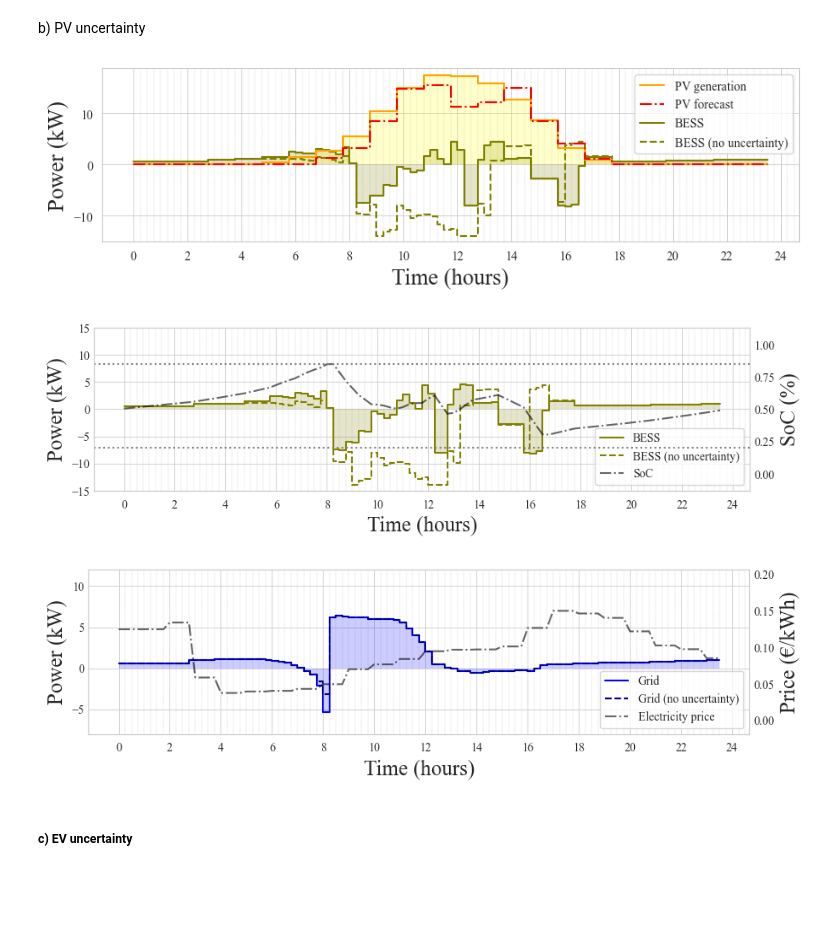
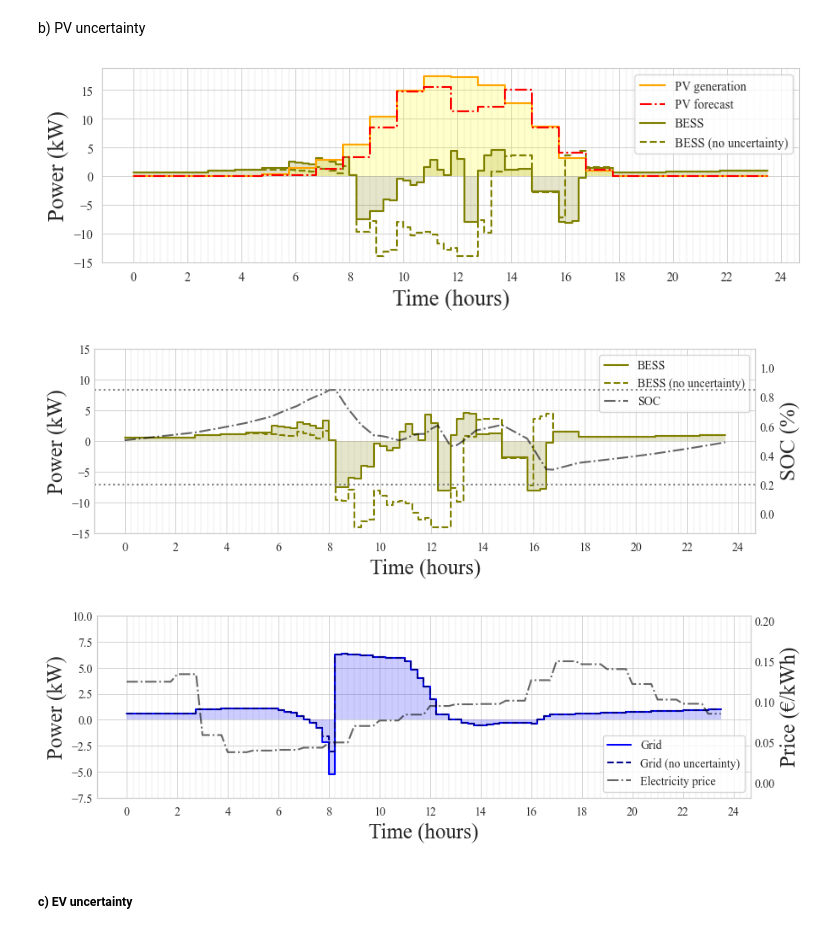
Before and after one commit to ES-Lab/ES-MDN-MPC, a Jupyter notebook: MDN_MPC_res.ipynb, the cells around one changed output. Cells and saved outputs as stored; diff of their text form; code cells hidden in the pictures; blank space fills up the shorter version.

```diff
--- a/MDN_MPC_res.ipynb
+++ b/MDN_MPC_res.ipynb
@@ -1083,7 +1083,8 @@ sns.set_style('whitegrid')
 plt.rcParams['font.family'] = 'Times New Roman'
 
 # Create figure and first set of axes
-fig, ax1 = plt.subplots(figsize=(10, 2.5))
+fig, ax1 = plt.subplots(figsize=(10, 2.8))
+time_steps = np.arange(len(results['p_grid']))/4
 
 # Plot for ax1 (Battery Power)
 ax1.fill_between(time_steps, -results['p_storage'], label='BESS', color='olive', alpha=0.2, edgecolor='None', step="pre")
@@ -1091,35 +1092,35 @@ line1, = ax1.plot(time_steps, -results['p_storage'], color='olive', linewidth=1.
 line1b, = ax1.plot(time_steps, -results['p_storage_ideal'], '--', color='olive', linewidth=1.5, drawstyle='steps', label='BESS (no uncertainty)')
 
 ax1.set_xlabel('Time (hours)', size=18)
 ax1.set_ylabel('Power (kW)', size=18)
 ax1.set_ylim([-15, 18.8])
 ax1.grid(True, which='minor', linestyle='--', linewidth=0.3)
 ax1.grid(True, which='major', linestyle='-', linewidth=0.6)
 
 # Set x-axis ticks
 minor_hours = np.arange(0, 25, 0.25)
 major_hours = np.arange(0, 25, 2)
 plt.xticks(minor_hours, minor=True)
 plt.xticks(major_hours, minor=False)
 
 
 # Plot for ax2 (Storage SoC)
 ax1.fill_between(time_steps, expanded_pv[1:1+len(time_steps)]/1000, label='PV panel', color='yellow', alpha=0.2, edgecolor='None', step="pre")
 line2, = ax1.plot(time_steps, expanded_pv[1:1+len(time_steps)]/1000, color='orange', linewidth=1.5, drawstyle='steps', label='PV generation')
 line2b, = ax1.plot(time_steps, expanded_pv_forecast[1:1+len(time_steps)]/1000, '-.', color='red', linewidth=1.5, drawstyle='steps', label='PV forecast')
 
 # line2, = ax2.plot(time_steps, p_pv, '--', label='SoC', color='orange', alpha=0.6, linewidth=1.5, drawstyle='steps')
 
 
 # Combine legends from both axes
 lines = [line2, line2b, line1, line1b]
 labels = [line.get_label() for line in lines]
 ax1.legend(lines, labels, loc='upper right', fontsize=10)
 
 # Save the figure
-plt.savefig('res_pv.png', dpi=300, bbox_inches='tight', pad_inches=0)
+plt.savefig('results/res_pv.png', dpi=300, bbox_inches='tight', pad_inches=0)
 # %% [output]
-[figure, old version]
+[figure, new version]
 # %%
 import numpy as np
 import matplotlib.pyplot as plt
@@ -1129,7 +1130,8 @@ sns.set_style('whitegrid')
 plt.rcParams['font.family'] = 'Times New Roman'
 
 # Create figure and first set of axes
-fig, ax1 = plt.subplots(figsize=(10, 2.5))
+fig, ax1 = plt.subplots(figsize=(10, 2.8))
+storage_capacity = 30
 
 # Plot for ax1 (Battery Power)
 plt.fill_between(time_steps, -results['p_storage'], label='Power', color='olive', alpha=0.2, edgecolor='None', step="pre")
@@ -1152,27 +1154,27 @@ plt.xticks(major_hours, minor=False)
 ax2 = ax1.twinx()
 
 # Plot for ax2 (Storage SoC)
-line2, = ax2.plot(time_steps, np.array(results['storage_energy']) / storage_capacity, '-.', label='SoC', color='black', alpha=0.6, linewidth=1.5)
+line2, = ax2.plot(time_steps, np.array(results['storage_energy']) / storage_capacity, '-.', label='SOC', color='black', alpha=0.6, linewidth=1.5)
 # Horizontal lines for min and max SoC
-ax2.axhline(0.2, color='gray', linestyle=':', linewidth=1.5, label='Min SoC')
-ax2.axhline(0.85, color='gray', linestyle=':', linewidth=1.5, label='Max SoC')
+ax2.axhline(0.2, color='gray', linestyle=':', linewidth=1.5, label='Min SOC')
+ax2.axhline(0.85, color='gray', linestyle=':', linewidth=1.5, label='Max SOC')
 
-ax2.set_ylabel('SoC (%)', size=18)
+ax2.set_ylabel('SOC (%)', size=18)
 ax2.set_ylim([-0.13, 1.13])
 ax2.grid(False)
 
 # Combine legends from both axes
 lines = [line1, line1b, line2]
 labels = [line.get_label() for line in lines]
-ax1.legend(lines, labels, loc='lower right', fontsize=10)
+ax1.legend(lines, labels, loc='upper right', fontsize=10)
 # Remove y-axis ticks (but keep labels)
 ax1.tick_params(axis='y', length=0)  # For left y-axis
 ax2.tick_params(axis='y', length=0)  # For right y-axis
 
 # Save the figure
-plt.savefig('res_storage.png', dpi=300, bbox_inches='tight', pad_inches=0)
+plt.savefig('results/res_storage.png', dpi=300, bbox_inches='tight', pad_inches=0)
 # %% [output]
-[figure, old version]
+[figure, new version]
 # %%
 import numpy as np
 import matplotlib.pyplot as plt
@@ -1182,7 +1184,7 @@ sns.set_style('whitegrid')
 plt.rcParams['font.family'] = 'Times New Roman'
 
 # Create figure and first set of axes
-fig, ax1 = plt.subplots(figsize=(10, 2.5))
+fig, ax1 = plt.subplots(figsize=(10, 2.8))
 
 # Plot for ax1 (Grid Power)
 plt.fill_between(time_steps, results['p_grid'], label='Power', color='blue', alpha=0.2, edgecolor='None', step="pre")
@@ -1192,7 +1194,7 @@ line1b, = ax1.plot(time_steps, results['p_grid_ideal'], '--', color='darkblue',
 
 ax1.set_xlabel('Time (hours)', size=18)
 ax1.set_ylabel('Power (kW)', size=18)
-ax1.set_ylim([-8,12])
+ax1.set_ylim([-7.5,10])
 ax1.grid(True, which='minor', linestyle='--', linewidth=0.3)
 ax1.grid(True, which='major', linestyle='-', linewidth=0.6)
 
@@ -1221,9 +1223,9 @@ ax1.tick_params(axis='y', length=0)  # For left y-axis
 ax2.tick_params(axis='y', length=0)  # For right y-axis
 
 # Save the figure
-plt.savefig('res_grid.png', dpi=300, bbox_inches='tight', pad_inches=0)
+plt.savefig('results/res_grid.png', dpi=300, bbox_inches='tight', pad_inches=0)
 # %% [output]
-[figure, old version]
+[figure, new version]
 # %% [markdown]
 ##### c) EV uncertainty
 # %%
```
Also changed, not shown: parts of 6 cells of this notebook.
